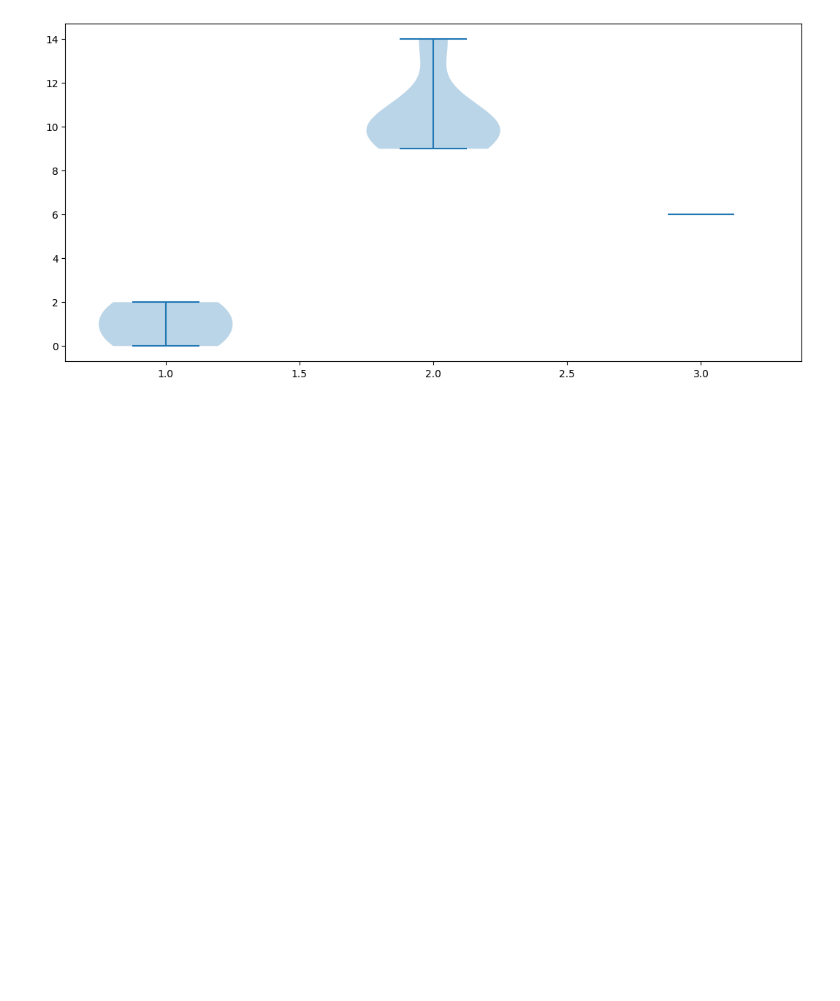
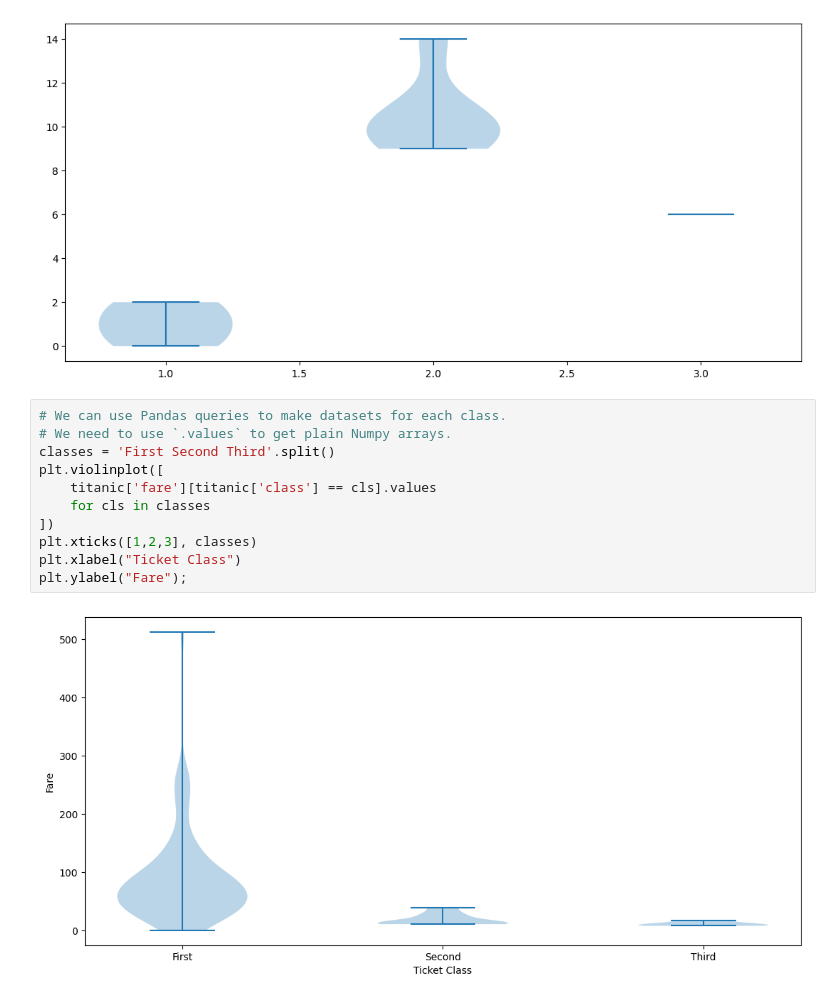
Before and after one commit to crdcamp/lin-reg-application, a Jupyter notebook: references/3_lin_reg_conf_intervals_se.ipynb, the cells around one changed output. Drawn from its saved outputs; the diff is of its cells as text; blank space fills up the shorter version.

```diff
--- a/references/3_lin_reg_conf_intervals_se.ipynb
+++ b/references/3_lin_reg_conf_intervals_se.ipynb
@@ -212,3 +212,16 @@ plt.violinplot([
 ]);
 # %% [output]
 [figure]
+# %%
+# We can use Pandas queries to make datasets for each class.
+# We need to use `.values` to get plain Numpy arrays.
+classes = 'First Second Third'.split()
+plt.violinplot([
+    titanic['fare'][titanic['class'] == cls].values
+    for cls in classes
+])
+plt.xticks([1,2,3], classes)
+plt.xlabel("Ticket Class")
+plt.ylabel("Fare");
+# %% [output]
+[figure, added]
```
Also changed, not shown: parts of 5 cells of this notebook.
